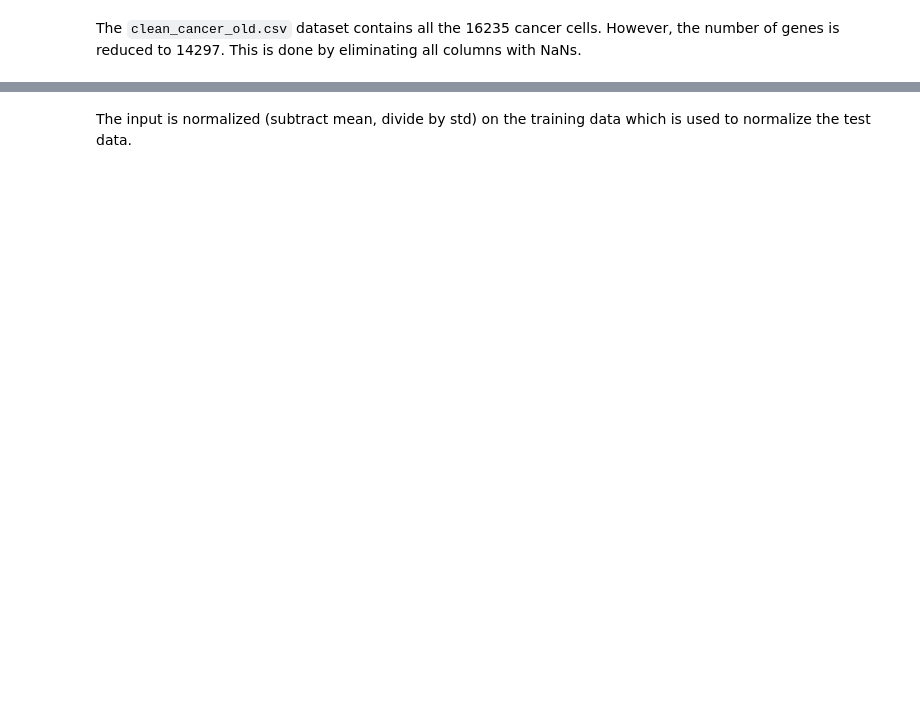
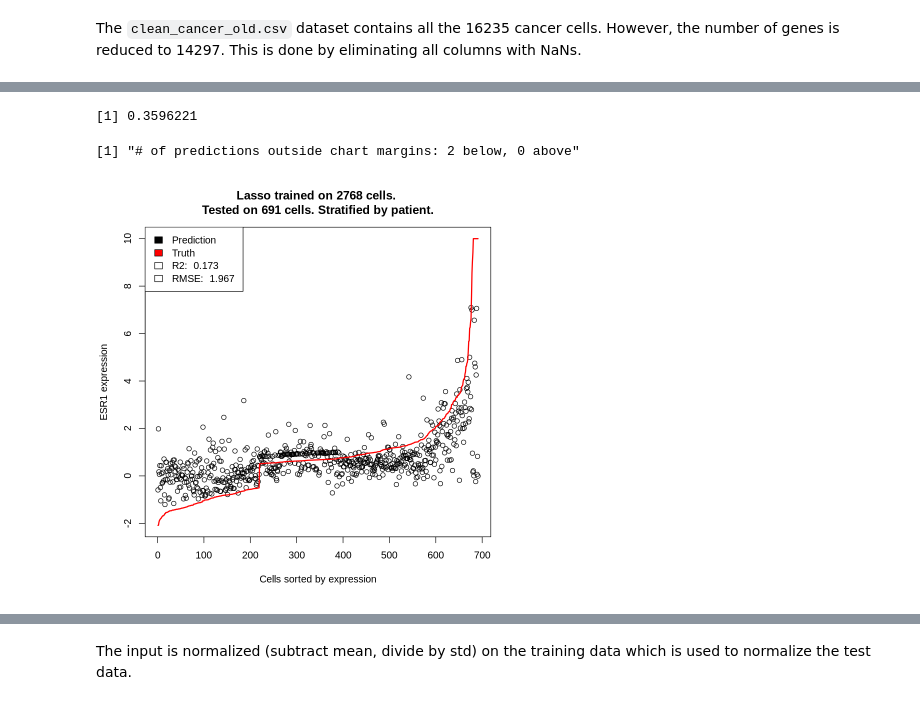
Before and after one commit to sevsorita/single_cell, a Jupyter notebook: notebooks/R_Lasso.ipynb, the cells around one changed output, grey strips where cells are left out. Drawn from its saved outputs; the diff is of its cells as text; code cells hidden in the pictures; blank space fills up the shorter version.

Commit message:
Lasso in R and shapley comparison

```diff
--- a/notebooks/R_Lasso.ipynb
+++ b/notebooks/R_Lasso.ipynb
@@ -24,0 +71,2 @@ The split is stratified on the expression of ESR1. However, this can be performe
+# %%
+lambdas <- 10^seq (-0.05, -3, by = -.05)
@@ -24,0 +78,9 @@ The split is stratified on the expression of ESR1. However, this can be performe
+# %%
+fit_list_ <- foreach(i=1:100, .combine=cbind) %dopar% {
+    foldid <- foldids <- balancedFolds(PatientNumberDiffExp, 5)
+    cv_lasso <- cv.glmnet(x_train , y_train,
+                       nfolds = 5, alpha = 1, lambda = lambdas,
+                        standardize=TRUE,
+                       type.measure = "deviance", parallel=TRUE)
+    list(cv_lasso)
+}
@@ -24,0 +89,16 @@ The split is stratified on the expression of ESR1. However, this can be performe
+# %%
+set.seed(2)
+fit_list <- rep(0, 100)
+mse <- rep(0,100)
+r2_scores <- rep(0,100)
+for (i in 1:100) {
+    foldid <- balancedFolds(PatientNumberDiffExp, 5)
+    cv_lasso <- cv.glmnet(x_train , y_train,
+                       foldid = foldid, alpha = 1, lambda = lambdas,
+                        standardize=TRUE,
+                       type.measure = "deviance", parallel=TRUE)
+
+    fit_list[i] <- list(cv_lasso)
+    mse[i] <- cv_lasso$cvm[match(cv_lasso$lambda.1se, cv_lasso$lambda)]
+    r2_scores[i] <- rsq(predict(cv_lasso, newx=x_test), y_test)
+}
@@ -24,0 +123,16 @@ The split is stratified on the expression of ESR1. However, this can be performe
+# %%
+prediction <- predict(cv_lasso, newx=x_test)
+pred <- data.frame(list(prediction, y_test))
+colnames(pred) <- c("prediction", "truth")
+pred <- pred[order(pred$truth),]
+r2score <- rsq(y_test, prediction)
+rmsescore <- rmse(y_test, prediction)
+# %%
+max(r2_scores)
+# %% [output]
+[1] 0.3596221
+# %%
+plot_prediction(pred, "Lasso trained on 2768 cells. \nTested on 691 cells. Stratified by patient.")
+# %% [output]
+[1] "# of predictions outside chart margins: 2 below, 0 above"
+[figure, added]
```
Also changed, not shown: parts of 78 cells of this notebook, 1 other file.
